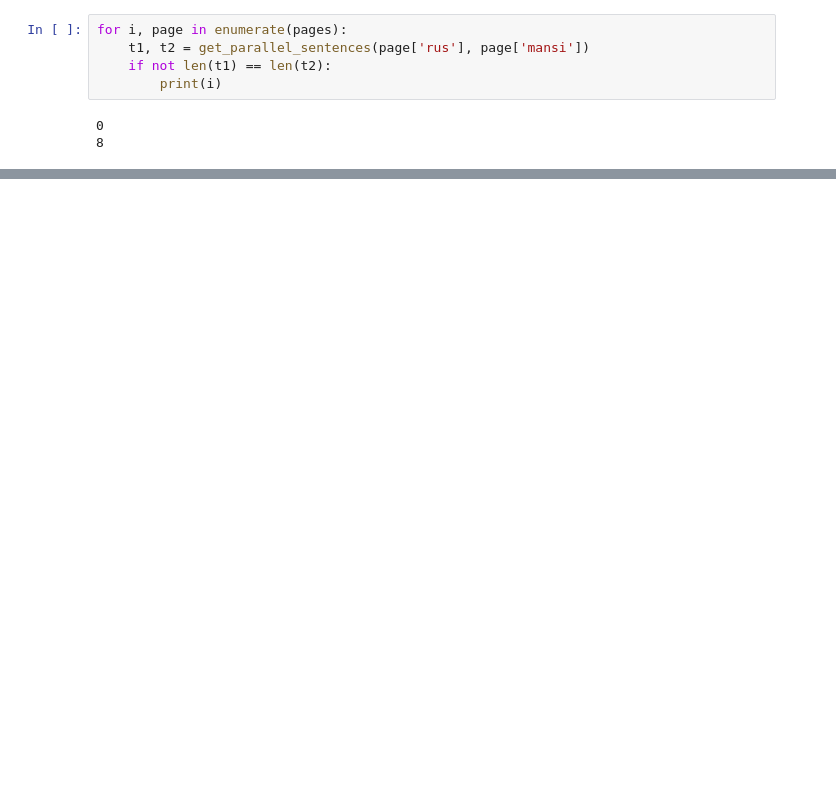
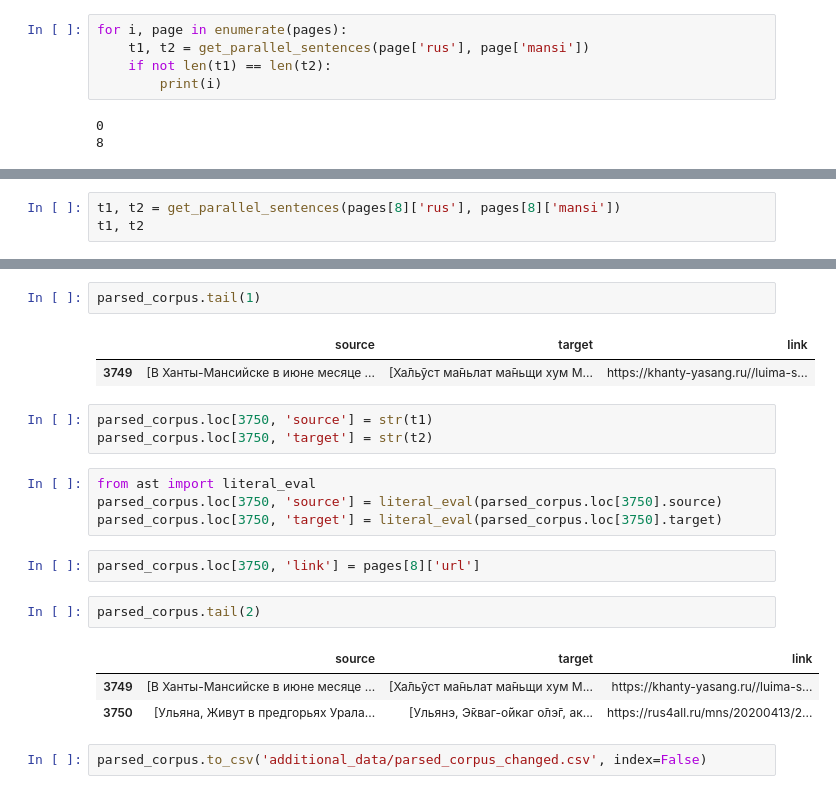
Before and after one commit to AkiRusProd/mansi-translator, a Jupyter notebook: data/parse_rus4all.ipynb, the cells around one changed output, grey strips where cells are left out. Cells and saved outputs as stored; diff of their text form; blank space fills up the shorter version.

```diff
--- a/data/parse_rus4all.ipynb
+++ b/data/parse_rus4all.ipynb
@@ -198,0 +364,3 @@ pages[5]['url']
+# %%
+t1, t2 = get_parallel_sentences(pages[8]['rus'], pages[8]['mansi'])
+t1, t2
@@ -198,0 +385,22 @@ pages[5]['url']
+# %%
+parsed_corpus.tail(1)
+# %% [output]
+|  | source | target | link |
+| 3749 | [В Ханты-Мансийске в июне месяце ... | [Ха̄льӯст ма̄ньлат ма̄ньщи хум М... | https://khanty-yasang.ru//luima-s... |
+# %%
+parsed_corpus.loc[3750, 'source'] = str(t1)
+parsed_corpus.loc[3750, 'target'] = str(t2)
+# %%
+from ast import literal_eval
+parsed_corpus.loc[3750, 'source'] = literal_eval(parsed_corpus.loc[3750].source)
+parsed_corpus.loc[3750, 'target'] = literal_eval(parsed_corpus.loc[3750].target)
+# %%
+parsed_corpus.loc[3750, 'link'] = pages[8]['url']
+# %%
+parsed_corpus.tail(2)
+# %% [output]
+|  | source | target | link |
+| 3749 | [В Ханты-Мансийске в июне месяце ... | [Ха̄льӯст ма̄ньлат ма̄ньщи хум М... | https://khanty-yasang.ru//luima-s... |
+| 3750 | [Ульяна, Живут в предгорьях Урала... | [Ульянэ, Э̄кваг-о̄йкаг о̄лэ̄г, ак... | https://rus4all.ru/mns/20200413/2... |
+# %%
+parsed_corpus.to_csv('additional_data/parsed_corpus_changed.csv', index=False)
```
Also changed, not shown: parts of 35 cells of this notebook, 3 other files.
